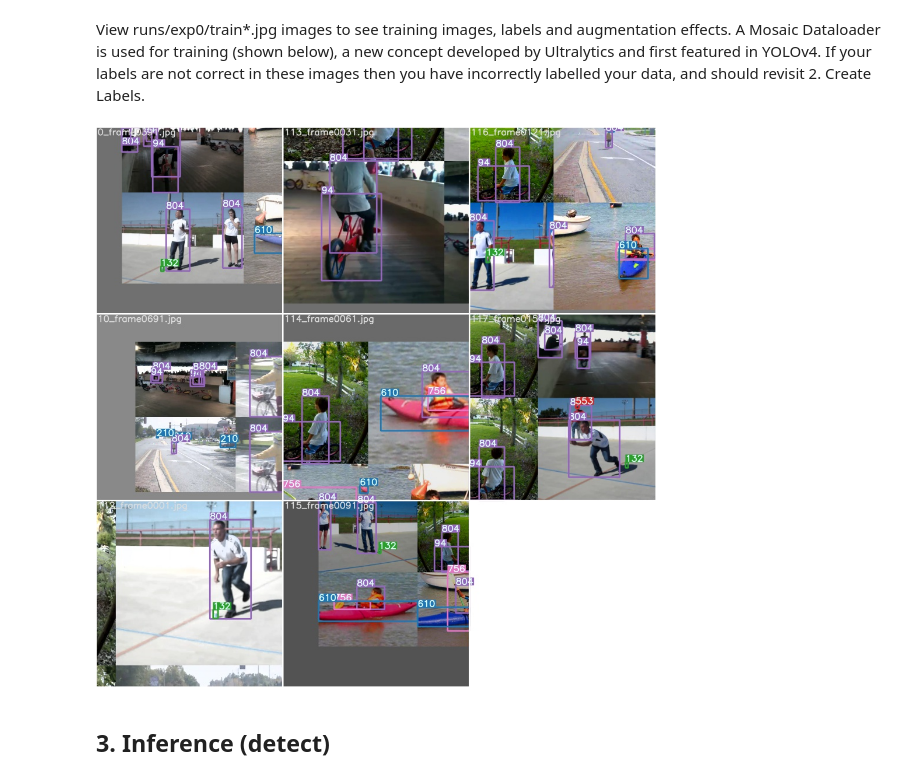
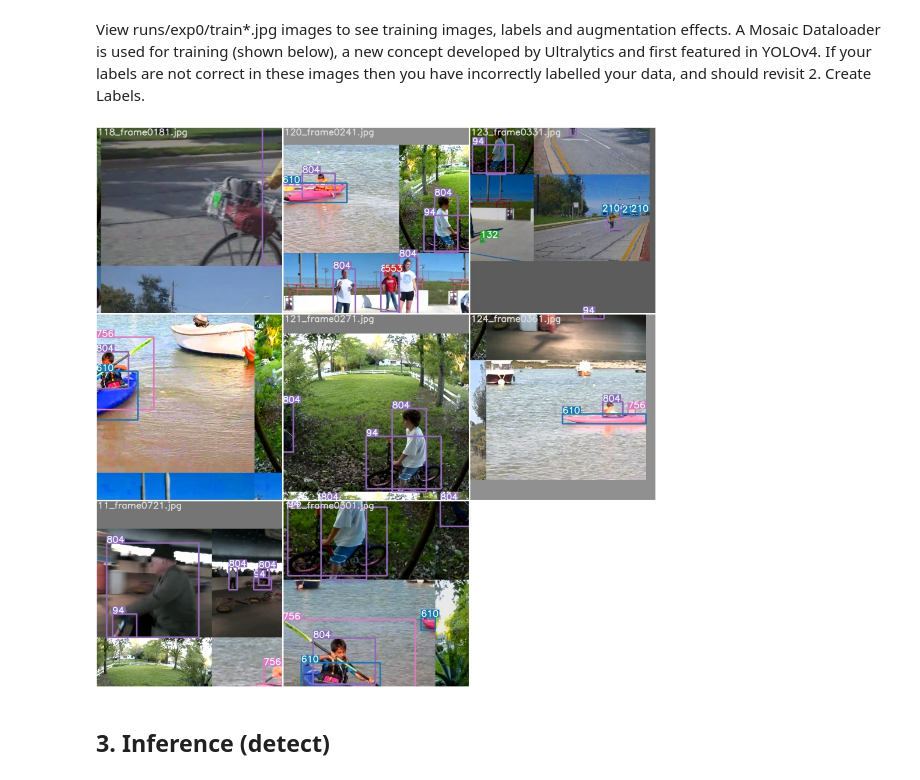
Before and after one commit to johnsoncn/violent_action, a Jupyter notebook: yolo/yolov5_v2_tao128test.ipynb, the cells around one changed output. Saved outputs shown, nothing was run; the diff lists cells and outputs as text; code cells hidden in the pictures.

```diff
--- a/yolo/yolov5_v2_tao128test.ipynb
+++ b/yolo/yolov5_v2_tao128test.ipynb
@@ -166,9 +127,9 @@ Optimizer stripped from runs\exp0\weights\best.pt, 21.4MB
 # %% [markdown]
 View runs/exp0/train*.jpg images to see training images, labels and augmentation effects. A Mosaic Dataloader is used for training (shown below), a new concept developed by Ultralytics and first featured in YOLOv4. If your labels are not correct in these images then you have incorrectly labelled your data, and should revisit 2. Create Labels.
 # %%
-Image(filename=os.path.join(yolov5_dir,'runs/exp0/train_batch0.jpg'), width=900)
+Image(filename=os.path.join(yolov5_dir,'runs/exp0/train_batch1.jpg'), width=900)
 # %% [output]
-[figure, old version]
+[figure, new version]
 # %% [markdown]
 ## 3. Inference (detect)
 # %%
```
Also changed, not shown: parts of 7 cells of this notebook, 5 other files.
